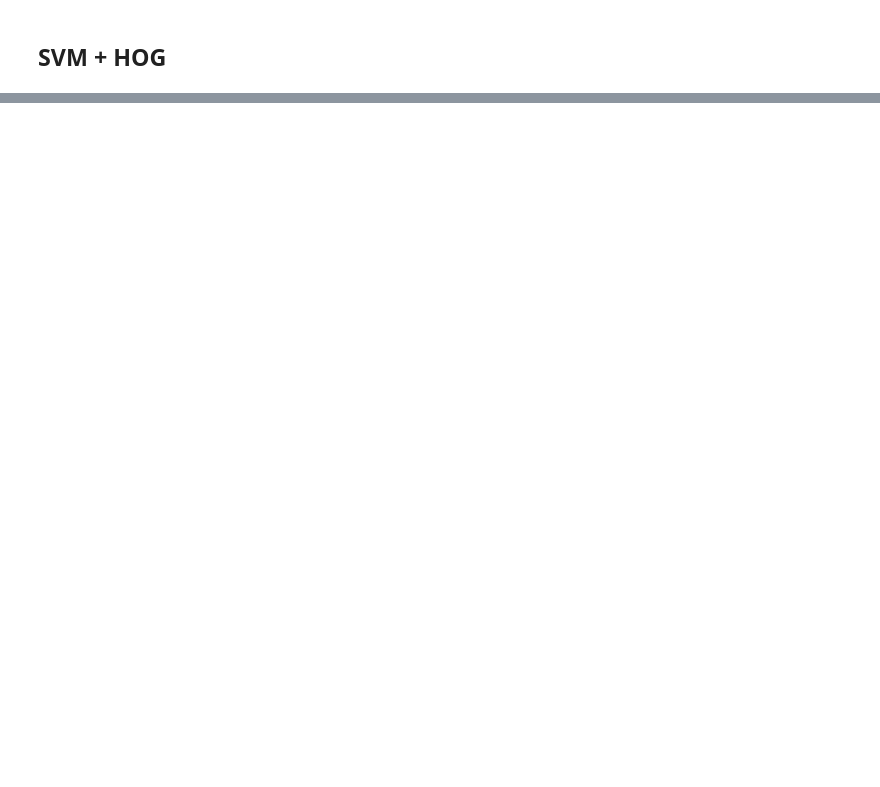
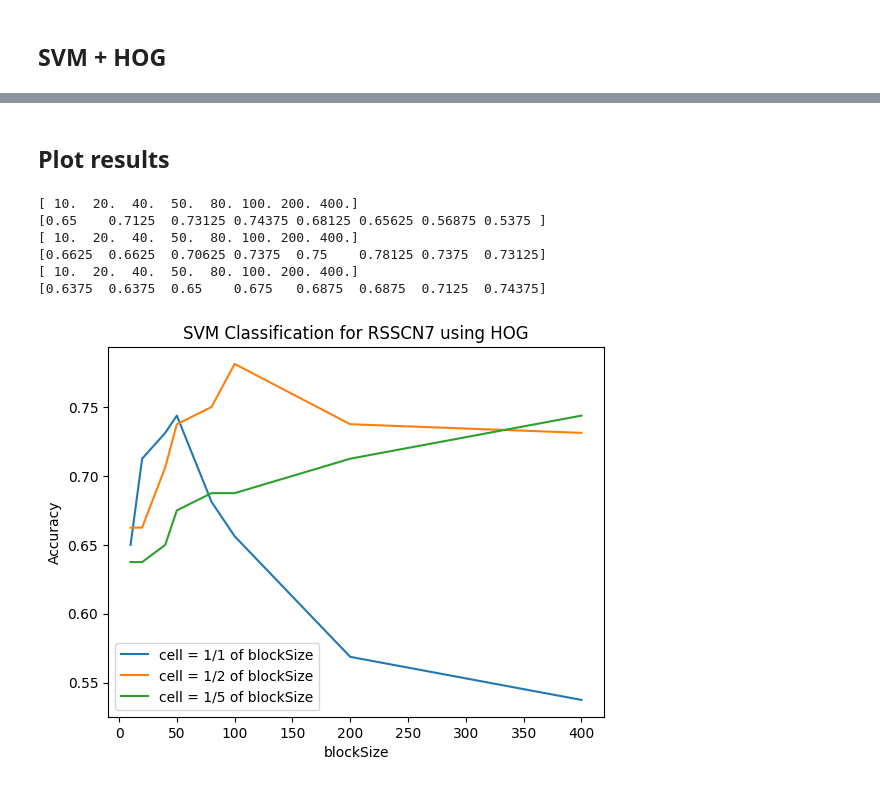
Before and after one commit to mbmoon/poc-feature-extractors, a Jupyter notebook: HOG+SVM.ipynb, the cells around one changed output, grey strips where cells are left out. Drawn from its saved outputs; the diff is of its cells as text; code cells hidden in the pictures; blank space fills up the shorter version.

```diff
--- a/HOG+SVM.ipynb
+++ b/HOG+SVM.ipynb
@@ -255,0 +261,28 @@ Spent time: 1.87
+# %% [markdown]
+## Plot results
+# %%
+for i in range(0, len(A_conc)):
+    image_label = f"cell = 1/{cellSizeRatio[i]} of blockSize"
+    A = A_conc[i]
+    x = A[1:, 0].astype(float)
+    y = A[1:, 2].astype(float)
+
+    print(x)
+    print(y)
+    plt.title(f"SVM Classification for RSSCN7 using HOG")
+    plt.xlabel("blockSize")
+    plt.ylabel("Accuracy")
+    plt.plot(x,y, label = image_label)
+
+# Last group of graphs
+#plt.gca().invert_xaxis()
+plt.legend()
+plt.show()
+# %% [output]
+[ 10.  20.  40.  50.  80. 100. 200. 400.]
+[0.65    0.7125  0.73125 0.74375 0.68125 0.65625 0.56875 0.5375 ]
+[ 10.  20.  40.  50.  80. 100. 200. 400.]
+[0.6625  0.6625  0.70625 0.7375  0.75    0.78125 0.7375  0.73125]
+[ 10.  20.  40.  50.  80. 100. 200. 400.]
+[0.6375  0.6375  0.65    0.675   0.6875  0.6875  0.7125  0.74375]
+[figure, added]
```
Also changed, not shown: parts of 3 cells of this notebook, 1 other file.
